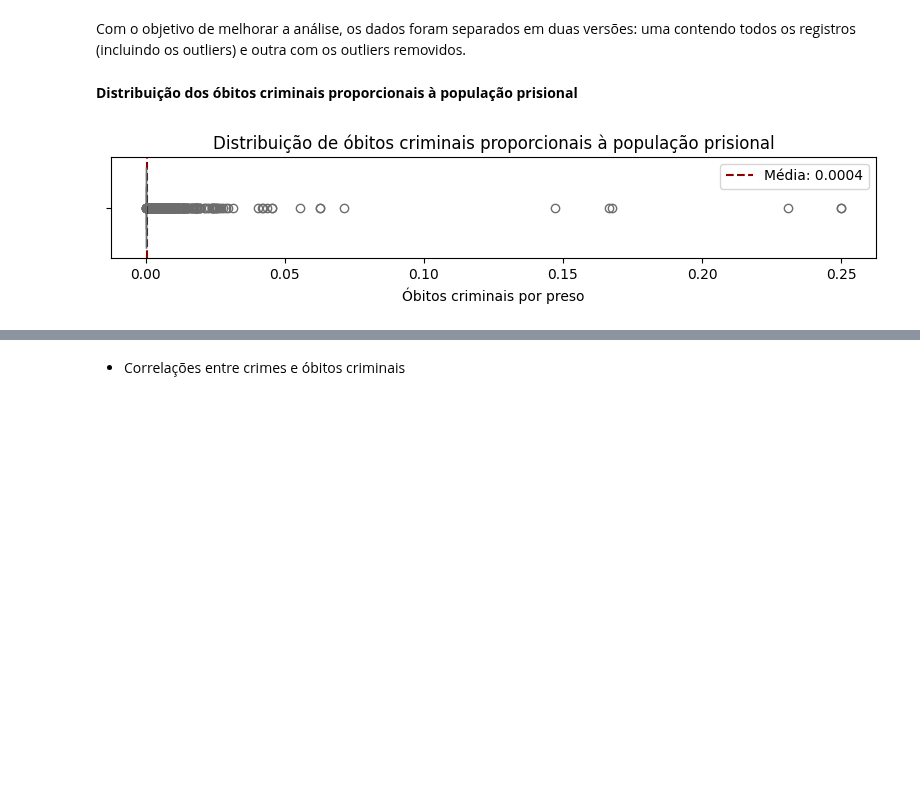
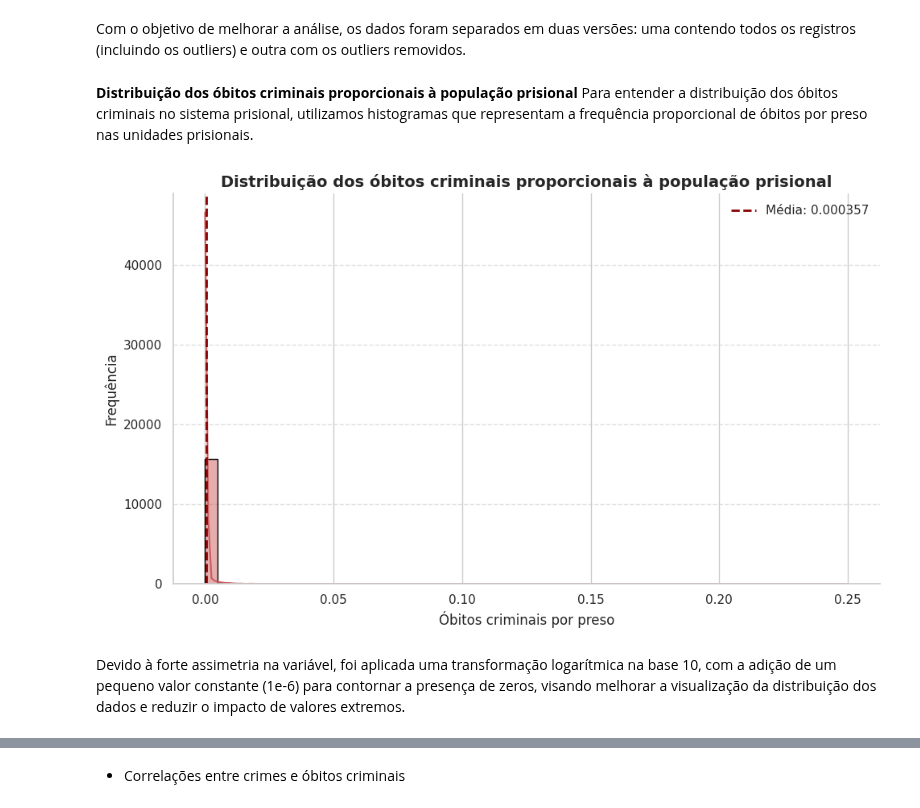
Before and after one commit to Caio-Brega/introducao-ciencia-dos-dados, a Jupyter notebook: TP_ICD.ipynb, the cells around one changed output, grey strips where cells are left out. Drawn from its saved outputs; the diff is of its cells as text; code cells hidden in the pictures; blank space fills up the shorter version.

```diff
--- a/TP_ICD.ipynb
+++ b/TP_ICD.ipynb
@@ -1387,23 +1387,47 @@ for grupo in df_long['Grupo_Crime'].unique():
 
     dados_com_outliers[grupo] = df_grupo
     dados_sem_outliers[grupo] = df_grupo_sem_outlier
-# %% [markdown]
-**Distribuição dos óbitos criminais proporcionais à população prisional**
+# %% [markdown]
+**Distribuição dos óbitos criminais proporcionais à população prisional**
+Para entender a distribuição dos óbitos criminais no sistema prisional, utilizamos histogramas que representam a frequência proporcional de óbitos por preso nas unidades prisionais.
 # %%
-# Boxplot dos óbitos criminais por preso
-plt.figure(figsize=(8, 2))
-sns.boxplot(
+media_obitos = df_crimes_obitos['Obitos_Criminais_Total_por_preso'].mean()
+
+plt.figure(figsize=(10, 6))
+
+sns.histplot(
     data=df_crimes_obitos,
     x='Obitos_Criminais_Total_por_preso',
-    color='salmon'
+    kde=True,
+    color='indianred',
+    bins=50,
+    edgecolor='black'
 )
-media_obitos = df_crimes_obitos['Obitos_Criminais_Total_por_preso'].mean()
-plt.axvline(media_obitos, color='darkred', linestyle='--', label=f'Média: {media_obitos:.4f}')
-plt.title('Distribuição de óbitos criminais proporcionais à população prisional')
-plt.xlabel('Óbitos criminais por preso')
-plt.legend()
+
+plt.axvline(
+    media_obitos,
+    color='darkred',
+    linestyle='--',
+    linewidth=2,
+    label=f'Média: {media_obitos:.6f}'
+)
+
+plt.title(
+    'Distribuição dos óbitos criminais proporcionais à população prisional',
+    fontsize=14,
+    weight='bold'
+)
+plt.xlabel('Óbitos criminais por preso', fontsize=12)
+plt.ylabel('Frequência', fontsize=12)
+
+plt.legend(frameon=False)
+plt.grid(axis='y', linestyle='--', alpha=0.6)
+sns.despine()
+
 plt.tight_layout()
 plt.show()
 # %% [output]
-[figure, old version]
+[figure, new version]
+# %% [markdown]
+Devido à forte assimetria na variável, foi aplicada uma transformação logarítmica na base 10, com a adição de um pequeno valor constante (1e-6) para contornar a presença de zeros, visando melhorar a visualização da distribuição dos dados e reduzir o impacto de valores extremos.
 # %%
```
Also changed, not shown: parts of 4 cells of this notebook.
